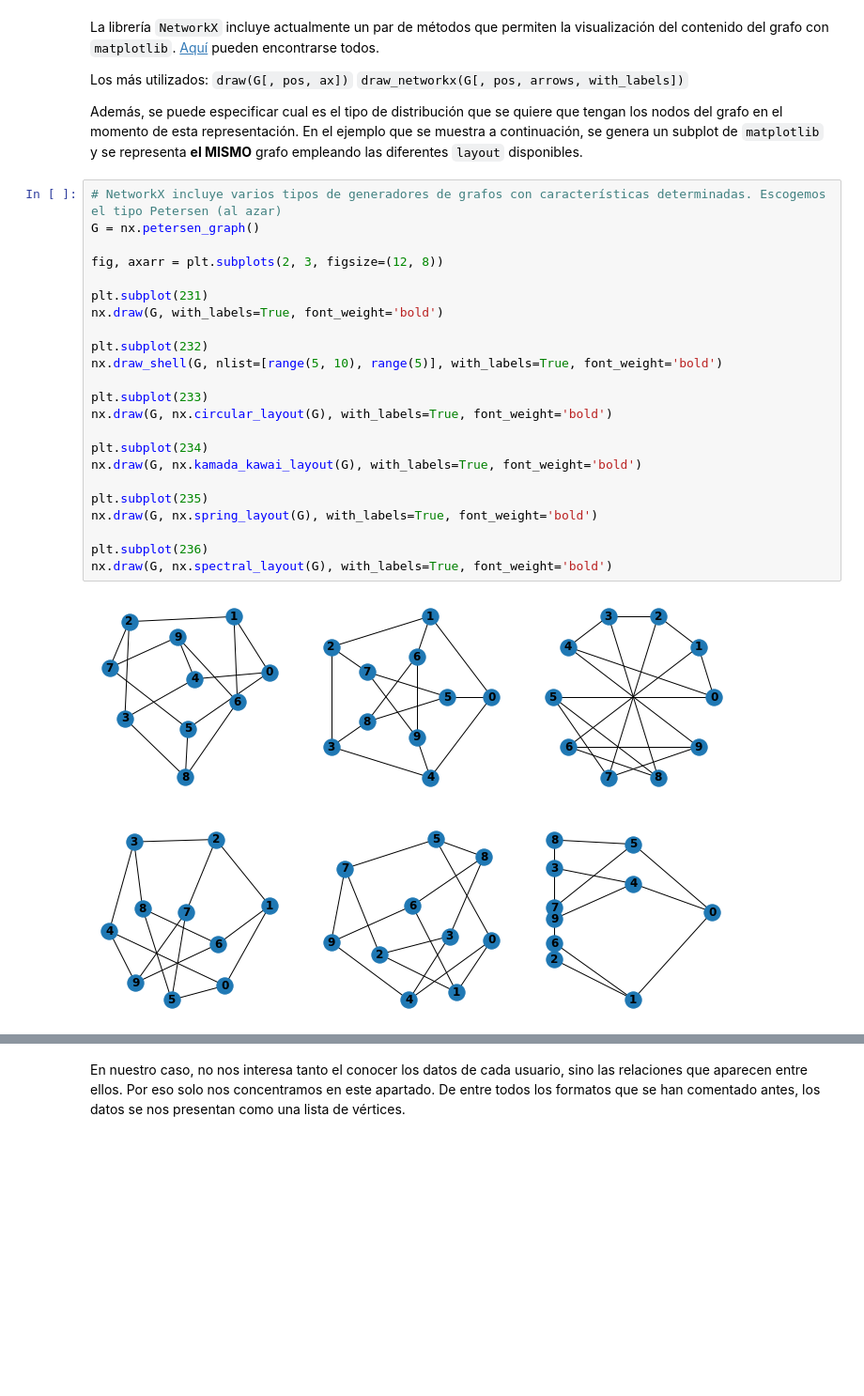
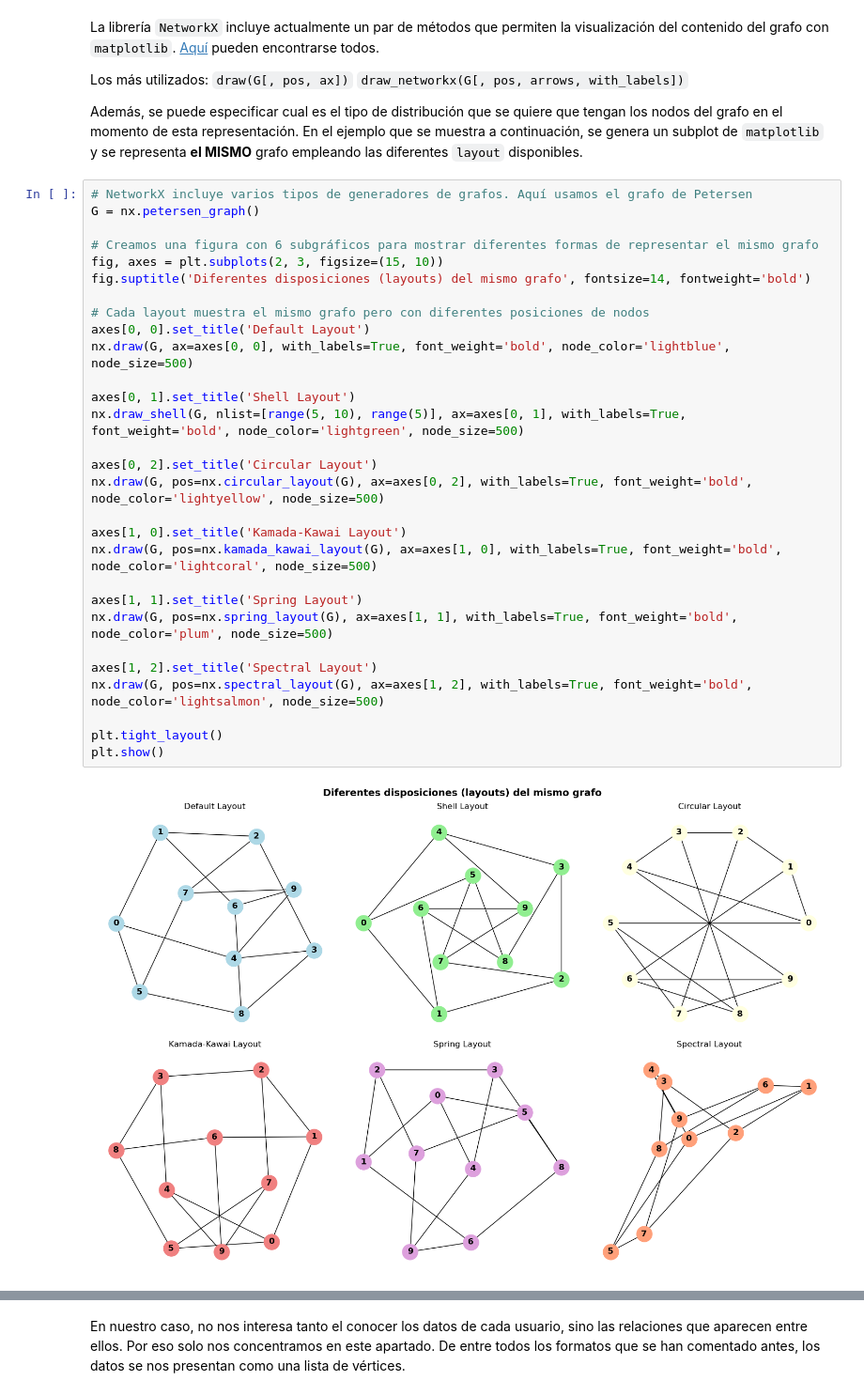
Before and after one commit to bbaruque/VisDat_Ejemplos, a Jupyter notebook: JupyterNotebooks/3aParte/3.RedesYRelaciones/12.Redes_y_relaciones.ipynb, the cells around one changed output, grey strips where cells are left out. Shown at 94% size. Drawn from its saved outputs; the diff is of its cells as text; blank space fills up the shorter version.

```diff
--- a/JupyterNotebooks/3aParte/3.RedesYRelaciones/12.Redes_y_relaciones.ipynb
+++ b/JupyterNotebooks/3aParte/3.RedesYRelaciones/12.Redes_y_relaciones.ipynb
@@ -129,27 +118,33 @@ Los más utilizados:
 
 Además, se puede especificar cual es el tipo de distribución que se quiere que tengan los nodos del grafo en el momento de esta representación. En el ejemplo que se muestra a continuación, se genera un subplot de `matplotlib` y se representa **el MISMO** grafo empleando las diferentes `layout` disponibles.
 # %%
-# NetworkX incluye varios tipos de generadores de grafos con características determinadas. Escogemos el tipo Petersen (al azar)
+# NetworkX incluye varios tipos de generadores de grafos. Aquí usamos el grafo de Petersen
 G = nx.petersen_graph()
 
-fig, axarr = plt.subplots(2, 3, figsize=(12, 8))
+# Creamos una figura con 6 subgráficos para mostrar diferentes formas de representar el mismo grafo
+fig, axes = plt.subplots(2, 3, figsize=(15, 10))
+fig.suptitle('Diferentes disposiciones (layouts) del mismo grafo', fontsize=14, fontweight='bold')
 
-plt.subplot(231)
-nx.draw(G, with_labels=True, font_weight='bold')
+# Cada layout muestra el mismo grafo pero con diferentes posiciones de nodos
+axes[0, 0].set_title('Default Layout')
+nx.draw(G, ax=axes[0, 0], with_labels=True, font_weight='bold', node_color='lightblue', node_size=500)
 
-plt.subplot(232)
-nx.draw_shell(G, nlist=[range(5, 10), range(5)], with_labels=True, font_weight='bold')
+axes[0, 1].set_title('Shell Layout')
+nx.draw_shell(G, nlist=[range(5, 10), range(5)], ax=axes[0, 1], with_labels=True, font_weight='bold', node_color='lightgreen', node_size=500)
 
-plt.subplot(233)
-nx.draw(G, nx.circular_layout(G), with_labels=True, font_weight='bold')
+axes[0, 2].set_title('Circular Layout')
+nx.draw(G, pos=nx.circular_layout(G), ax=axes[0, 2], with_labels=True, font_weight='bold', node_color='lightyellow', node_size=500)
 
-plt.subplot(234)
-nx.draw(G, nx.kamada_kawai_layout(G), with_labels=True, font_weight='bold')
+axes[1, 0].set_title('Kamada-Kawai Layout')
+nx.draw(G, pos=nx.kamada_kawai_layout(G), ax=axes[1, 0], with_labels=True, font_weight='bold', node_color='lightcoral', node_size=500)
 
-plt.subplot(235)
-nx.draw(G, nx.spring_layout(G), with_labels=True, font_weight='bold')
+axes[1, 1].set_title('Spring Layout')
+nx.draw(G, pos=nx.spring_layout(G), ax=axes[1, 1], with_labels=True, font_weight='bold', node_color='plum', node_size=500)
 
-plt.subplot(236)
-nx.draw(G, nx.spectral_layout(G), with_labels=True, font_weight='bold')
+axes[1, 2].set_title('Spectral Layout')
+nx.draw(G, pos=nx.spectral_layout(G), ax=axes[1, 2], with_labels=True, font_weight='bold', node_color='lightsalmon', node_size=500)
+
+plt.tight_layout()
+plt.show()
 # %% [output]
-[figure, old version]
+[figure, new version]
```
Also changed, not shown: parts of 18 cells of this notebook, 4 other files.
